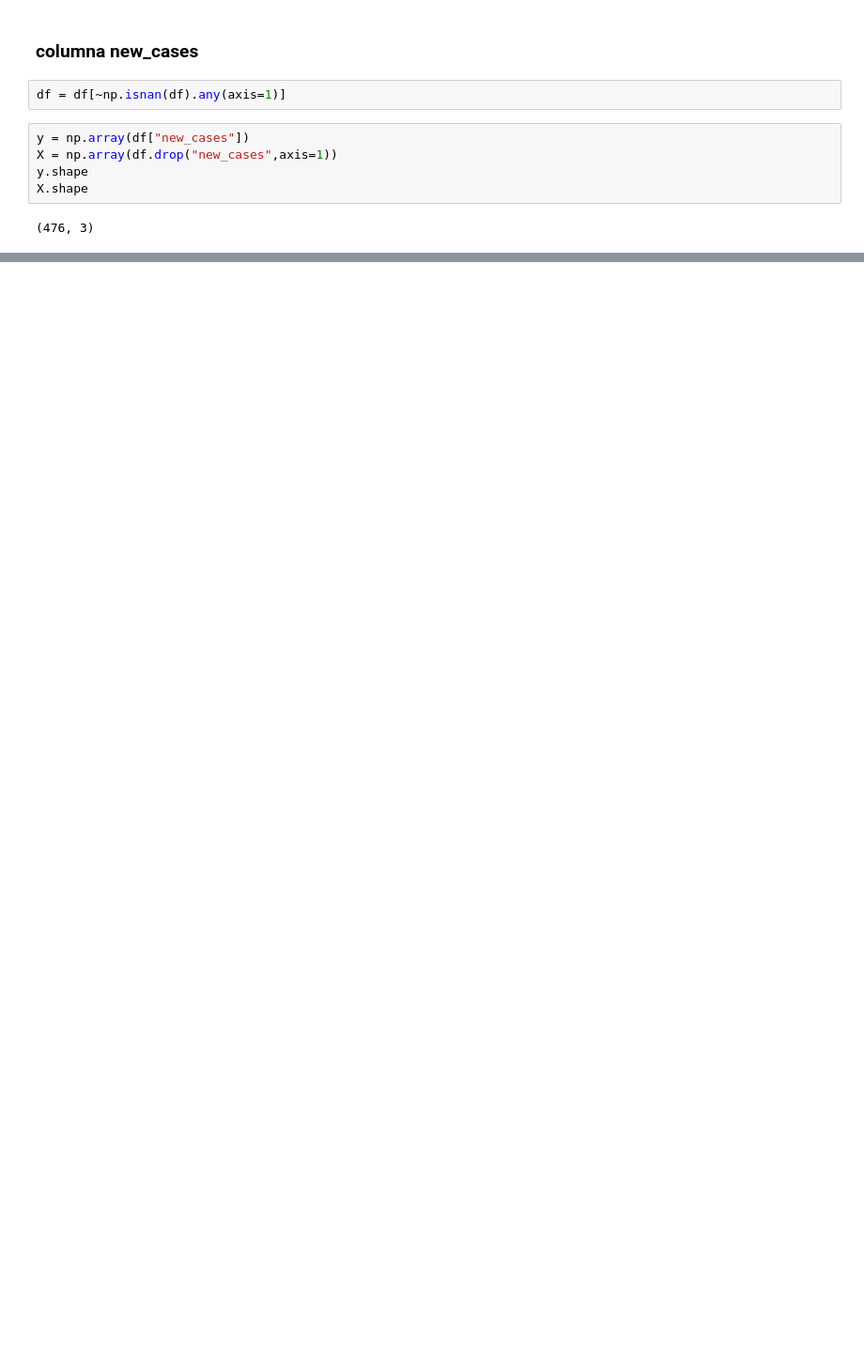
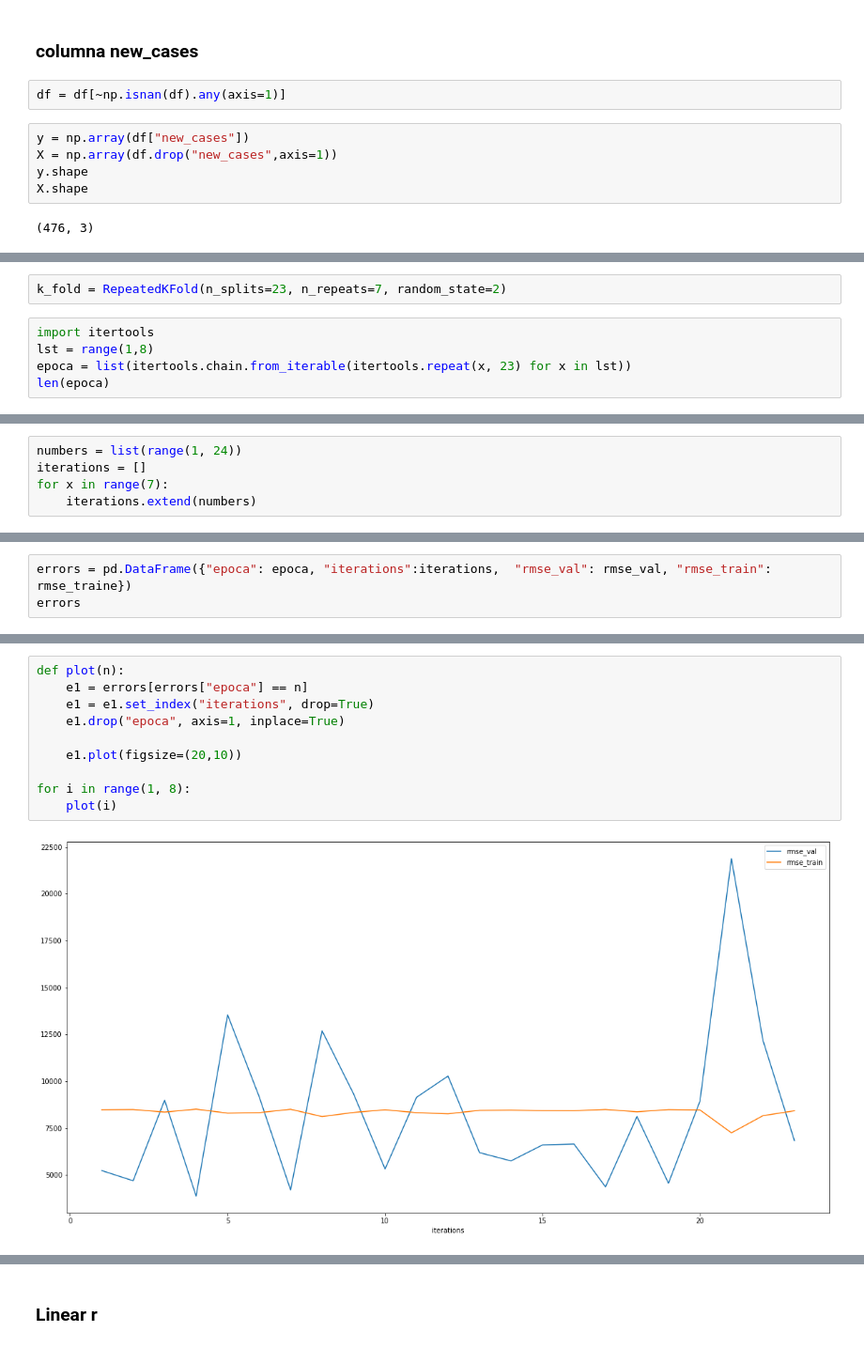
Before and after one commit to isabelpalomarest/thebridgedata, a Jupyter notebook: week10_ML_competition_pca_kmeans/homework/miercoles 23/5_covid_forecast.ipynb, the cells around one changed output, grey strips where cells are left out. Shown at 94% size. Cells and saved outputs as stored; diff of their text form; blank space fills up the shorter version.

```diff
--- a/week10_ML_competition_pca_kmeans/homework/miercoles 23/5_covid_forecast.ipynb
+++ b/week10_ML_competition_pca_kmeans/homework/miercoles 23/5_covid_forecast.ipynb
@@ -179,0 +189,7 @@ predictions = rf.predict(test_X)
+# %%
+k_fold = RepeatedKFold(n_splits=23, n_repeats=7, random_state=2)
+# %%
+import itertools
+lst = range(1,8)
+epoca = list(itertools.chain.from_iterable(itertools.repeat(x, 23) for x in lst))
+len(epoca)
@@ -179,0 +198,5 @@ predictions = rf.predict(test_X)
+# %%
+numbers = list(range(1, 24))
+iterations = []
+for x in range(7):
+    iterations.extend(numbers)
@@ -179,0 +260,3 @@ predictions = rf.predict(test_X)
+# %%
+errors = pd.DataFrame({"epoca": epoca, "iterations":iterations,  "rmse_val": rmse_val, "rmse_train": rmse_traine})
+errors
@@ -179,0 +277,12 @@ predictions = rf.predict(test_X)
+# %%
+def plot(n):
+    e1 = errors[errors["epoca"] == n]
+    e1 = e1.set_index("iterations", drop=True)
+    e1.drop("epoca", axis=1, inplace=True)
+
+    e1.plot(figsize=(20,10))
+
+for i in range(1, 8):
+    plot(i)
+# %% [output]
+[figure, added]
@@ -179,0 +295,2 @@ predictions = rf.predict(test_X)
+# %% [markdown]
+### Linear r
```
Also changed, not shown: parts of 19 cells of this notebook.
